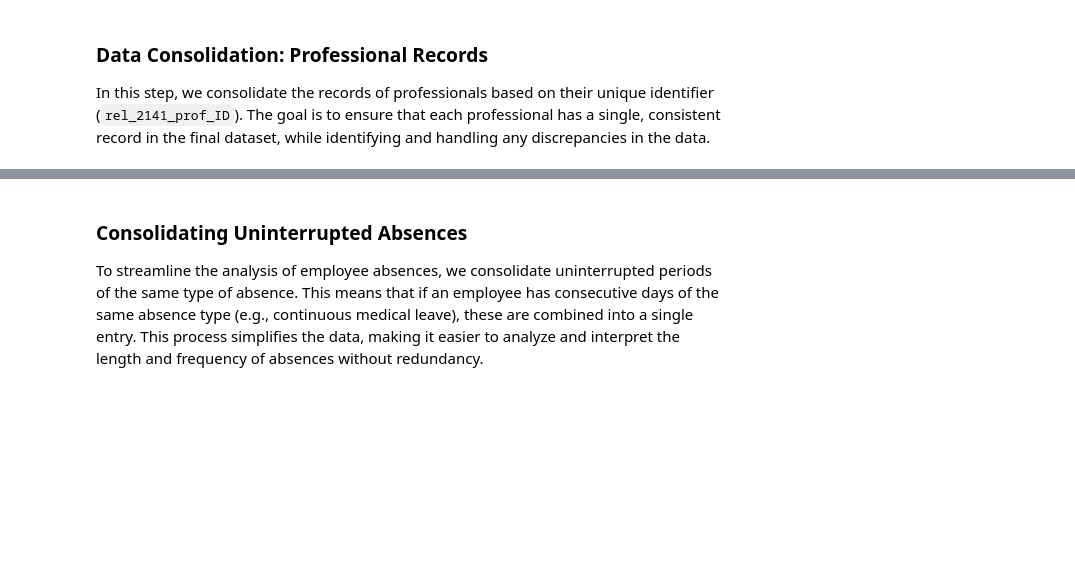
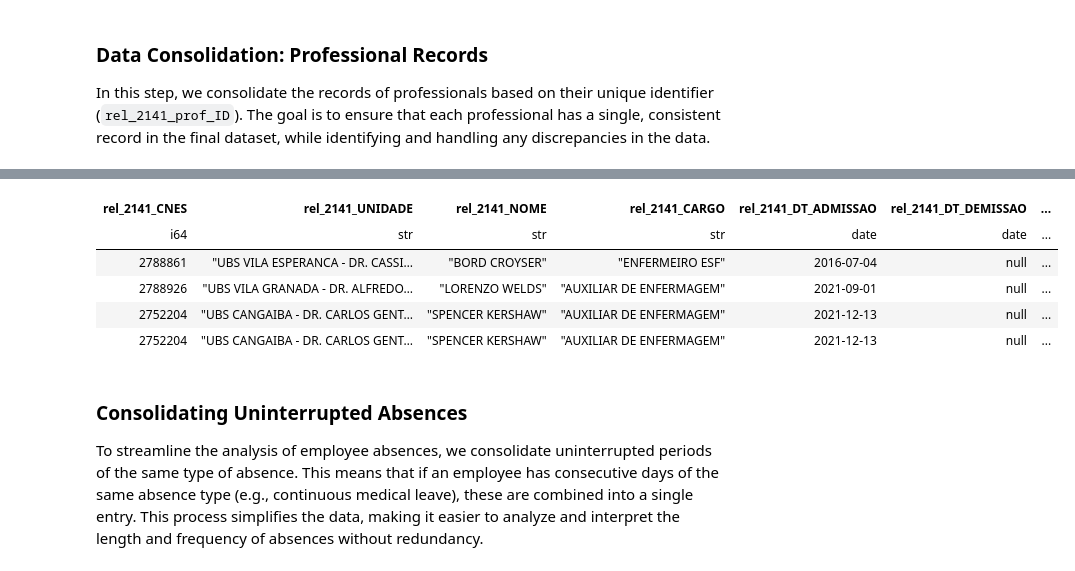
Before and after one commit to smauguixo/contract-management, a Jupyter notebook: absence_report_data_processing.ipynb, the cells around one changed output, grey strips where cells are left out. Drawn from its saved outputs; the diff is of its cells as text; code cells hidden in the pictures; blank space fills up the shorter version.

Commit message:
feat: Polars + Parquet

```diff
--- a/absence_report_data_processing.ipynb
+++ b/absence_report_data_processing.ipynb
@@ -130,0 +149,20 @@ display(Markdown(f"##### The data type of 'rel_2141_DT_DEMISSAO' now is **{absen
+# %%
+# The Parquet reader correctly infers most date types. This block ensures that any
+# columns that were read as strings are correctly converted to a Datetime type.
+# This approach is robust and avoids corrupting already-correct data.
+
+# List of all date columns we need to ensure are in Datetime format
+all_date_cols = ['rel_2141_DT_ADMISSAO', 'rel_2141_DT_DEMISSAO', 'rel_2141_LICINICIO', 'rel_2141_LICFIM']
+
+# Identify which of these columns are currently of String type
+cols_to_convert = [c for c in all_date_cols if absence_report[c].dtype == pl.String]
+
+# Apply the conversion only to the string columns, if any
+if cols_to_convert:
+    absence_report = absence_report.with_columns([
+        pl.col(c)
+        .str.to_datetime(format="%d/%m/%Y", strict=False)
+        for c in cols_to_convert
+    ])
+
+display_message(f"The data type of 'rel_2141_DT_DEMISSAO' now is **{absence_report['rel_2141_DT_DEMISSAO'].dtype}**", level=5)
@@ -263,0 +287,56 @@ absence_report.to_csv(ABSENCES_CONSOLIDATED_PATH, index=False, encoding='ISO-885
+# %%
+# 1. Initial Data Cleaning
+initial_count = absence_report.height
+
+# Filter for records that represent actual absences by requiring a start date (LICINICIO)
+# and excluding termination-related statuses.
+absence_report_filtered = absence_report.filter(
+    pl.col('rel_2141_LICINICIO').is_not_null() &
+    ~pl.col('rel_2141_AUSENCIA').is_in(['Demitido', 'Demitidos', 'Aviso Prévio'])
+)
+
+excluded_rows = initial_count - absence_report_filtered.height
+display_message(f"- Number of rows excluded: **{excluded_rows} _(out of {initial_count})_**")
+
+# Calculate duration for business rule processing
+absence_report_processed = absence_report_filtered.with_columns(
+    ((pl.col('rel_2141_LICFIM') - pl.col('rel_2141_LICINICIO')).dt.total_days()).alias('absence_duration_days')
+)
+
+# 2. Inconsistency Correction
+# This filter identifies "Social Security" leaves that have a defined end date,
+# matching the exact logic from the original implementation.
+social_security_filter = (
+    (pl.col('rel_2141_AUSENCIA') == 'Af.Previdência') &
+    (pl.col('rel_2141_LICFIM').is_not_null())
+)
+
+total_social_security = absence_report_processed.filter(social_security_filter).height
+altered_rows = absence_report_processed.filter(social_security_filter & (pl.col('absence_duration_days') < 15)).height
+altered_percentage = (altered_rows / total_social_security) * 100 if total_social_security > 0 else 0
+display_message(f"- Percentage of rows changed from social security leave to regular medical leave: **{altered_percentage:.2f}% ({altered_rows}/{total_social_security} filtered)**")
+
+# 3. Manual Review Flagging & Application of all rules
+absence_report_final = absence_report_processed.with_columns(
+    pl.when(social_security_filter & (pl.col('absence_duration_days') < 15))
+    .then(pl.lit('Atestado'))
+    .when((pl.col('rel_2141_AUSENCIA') == 'Atestado') & (pl.col('absence_duration_days') > 15))
+    .then(pl.lit('Atestado (Acima de 15 dias)'))
+    .otherwise(pl.col('rel_2141_AUSENCIA'))
+    .alias('rel_2141_AUSENCIA')
+).drop('absence_duration_days')
+
+# Identify professionals with absences flagged for manual review
+professionals_with_manual_review = absence_report_final.filter(
+    pl.col('rel_2141_AUSENCIA') == 'Atestado (Acima de 15 dias)'
+).get_column('rel_2141_prof_ID').unique()
+
+manual_review_filter = pl.col('rel_2141_prof_ID').is_in(professionals_with_manual_review)
+manual_review_count = absence_report_final.filter(manual_review_filter).height
+display_message(f"- Number of rows flagged for manual review (usually maternity leave): **{manual_review_count}**")
+display_df(absence_report_final.filter(manual_review_filter).head(4))
+
+# Prepare the absence report for the next step and export the intermediate result
+absence_report = absence_report_final.sort(['rel_2141_prof_ID', 'rel_2141_LICINICIO', 'rel_2141_LICFIM'])
+absence_report.write_parquet(ABSENCES_CONSOLIDATED_PATH)
+# %% [output]
@@ -264,3 +347,9 @@ absence_report.to_csv(ABSENCES_CONSOLIDATED_PATH, index=False, encoding='ISO-885
+| rel_2141_CNES | rel_2141_UNIDADE | rel_2141_NOME | rel_2141_CARGO | rel_2141_DT_ADMISSAO | rel_2141_DT_DEMISSAO | ... |
+| i64 | str | str | str | date | date | ... |
+| 2788861 | "UBS VILA ESPERANCA - DR. CASSI… | "BORD CROYSER" | "ENFERMEIRO ESF" | 2016-07-04 | null | ... |
+| 2788926 | "UBS VILA GRANADA - DR. ALFREDO… | "LORENZO WELDS" | "AUXILIAR DE ENFERMAGEM" | 2021-09-01 | null | ... |
+| 2752204 | "UBS CANGAIBA - DR. CARLOS GENT… | "SPENCER KERSHAW" | "AUXILIAR DE ENFERMAGEM" | 2021-12-13 | null | ... |
+| 2752204 | "UBS CANGAIBA - DR. CARLOS GENT… | "SPENCER KERSHAW" | "AUXILIAR DE ENFERMAGEM" | 2021-12-13 | null | ... |
 # %% [markdown]
 ### Consolidating Uninterrupted Absences
 
```
Also changed, not shown: parts of 21 cells of this notebook, 17 other files.
